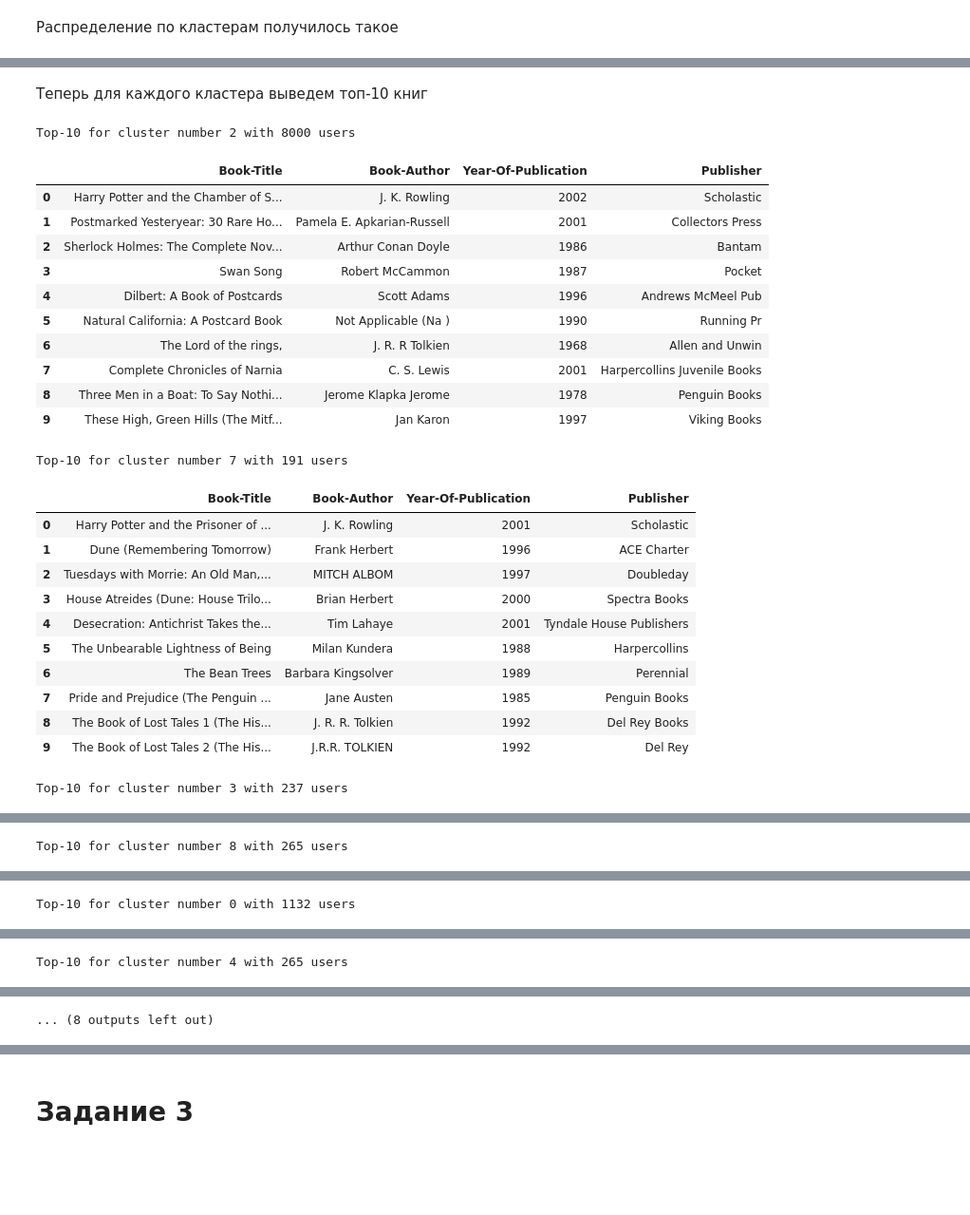
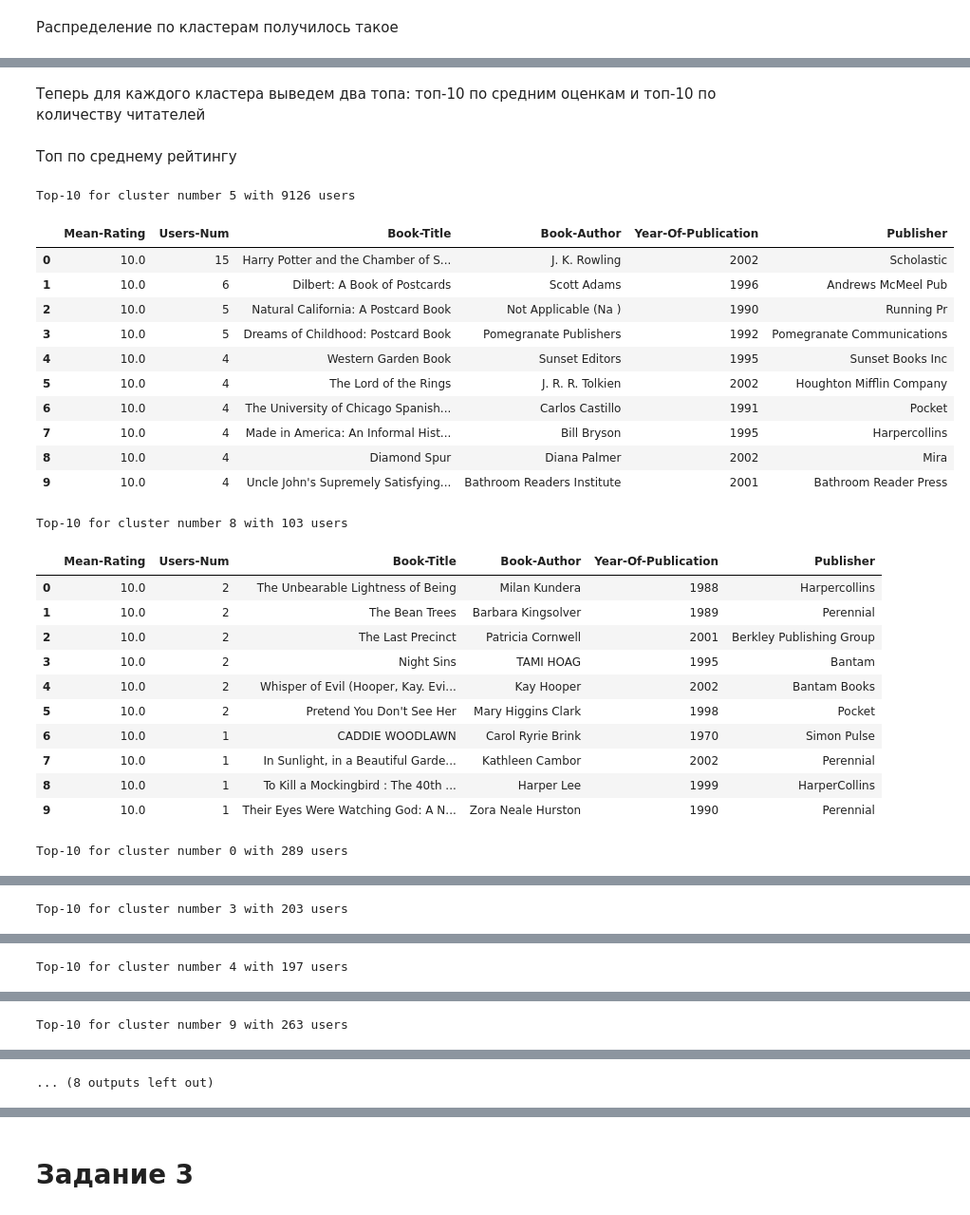
Before and after one commit to Petrofan1/Technosphere, a Jupyter notebook: Homework 8/HW8.ipynb, the cells around one changed output, grey strips where cells are left out. Shown: that part at 95% size. Saved outputs shown, nothing was run; the diff lists cells and outputs as text; code cells hidden in the pictures; blank space fills up the shorter version.

```diff
--- a/Homework 8/HW8.ipynb
+++ b/Homework 8/HW8.ipynb
@@ -226,5 +226,3 @@ model = KMeans(n_clusters=10,
                n_jobs=8,
                verbose=2,
               )
-# %%
-model.fit(matrix)
@@ -235,7 +229,9 @@ KMeans(algorithm='auto', copy_x=True, init='k-means++', max_iter=300,
+# %%
+labels = model.fit_predict(matrix)
 # %% [markdown]
 Распределение по кластерам получилось такое
 # %%
-clusters, counts = np.unique(model.labels_, return_counts=True)
+clusters, counts = np.unique(labels, return_counts=True)
 counts = pd.DataFrame({"Cluster": clusters, "Users-Num": counts})
 counts
 # %% [output]
@@ -253,11 +249,11 @@ counts
 # %% [markdown]
-Теперь для каждого кластера выведем топ-10 книг
+Теперь для каждого кластера выведем два топа: топ-10 по средним оценкам и топ-10 по количеству читателей
 # %%
 users_clusters = defaultdict(list)
 for id, label in enumerate(model.labels_):
     users_clusters[label].append(id)
 
-def show_top(users):
+def show_top(users, rate):
     users = pd.DataFrame(data=users, columns=["U_ID"])
     current_interactions = (
         interactions
@@ -266,46 +262,50 @@ def show_top(users):
         .agg({"Book-Rating": "mean", "User-ID": "count"})
         .reset_index()
         .rename(columns={"Book-Rating": "Mean-Rating", "User-ID": "Users-Num"})
-        .sort_values(["Mean-Rating", "Users-Num"], ascending=False)
+#         .sort_values(["Users-Num", "Mean-Rating"], ascending=False)
     )
+    if rate == True:  current_interactions = current_interactions.sort_values(["Mean-Rating", "Users-Num"], ascending=False)
+    else: current_interactions = current_interactions.sort_values(["Users-Num", "Mean-Rating"], ascending=False)
     return (current_interactions[:10]
      .merge(books, on="ISBN", how="inner")
-     .drop(columns=["ISBN", "Mean-Rating", "Users-Num", "Image-URL-S", "Image-URL-M", "Image-URL-L"])
+     .drop(columns=["ISBN", "Image-URL-S", "Image-URL-M", "Image-URL-L"])
     )
+# %% [markdown]
+Топ по среднему рейтингу
 # %%
 dfs = defaultdict(pd.DataFrame)
 
 for clust, users in users_clusters.items():
     count = counts[counts.Cluster == clust]["Users-Num"].values[0]
-    dfs["Top-10 for cluster number " + str(clust) + " with " + str(count) + " users"] = show_top(users)
+    dfs["Top-10 for cluster number " + str(clust) + " with " + str(count) + " users"] = show_top(users, rate=True)
 
 for name, top in dfs.items():
     print(name)
     ICD.display(top)
     print("\n\n")
 # %% [output]
-Top-10 for cluster number 2 with 8000 users
+Top-10 for cluster number 5 with 9126 users
-|  | Book-Title | Book-Author | Year-Of-Publication | Publisher |
-| 0 | Harry Potter and the Chamber of S... | J. K. Rowling | 2002 | Scholastic |
-| 1 | Postmarked Yesteryear: 30 Rare Ho... | Pamela E. Apkarian-Russell | 2001 | Collectors Press |
-| 2 | Sherlock Holmes: The Complete Nov... | Arthur Conan Doyle | 1986 | Bantam |
-| 3 | Swan Song | Robert McCammon | 1987 | Pocket |
-| 4 | Dilbert: A Book of Postcards | Scott Adams | 1996 | Andrews McMeel Pub |
-| 5 | Natural California: A Postcard Book | Not Applicable (Na ) | 1990 | Running Pr |
-| 6 | The Lord of the rings, | J. R. R Tolkien | 1968 | Allen and Unwin |
-| 7 | Complete Chronicles of Narnia | C. S. Lewis | 2001 | Harpercollins Juvenile Books |
-| 8 | Three Men in a Boat: To Say Nothi... | Jerome Klapka Jerome | 1978 | Penguin Books |
-| 9 | These High, Green Hills (The Mitf... | Jan Karon | 1997 | Viking Books |
+|  | Mean-Rating | Users-Num | Book-Title | Book-Author | Year-Of-Publication | Publisher |
+| 0 | 10.0 | 15 | Harry Potter and the Chamber of S... | J. K. Rowling | 2002 | Scholastic |
+| 1 | 10.0 | 6 | Dilbert: A Book of Postcards | Scott Adams | 1996 | Andrews McMeel Pub |
+| 2 | 10.0 | 5 | Natural California: A Postcard Book | Not Applicable (Na ) | 1990 | Running Pr |
+| 3 | 10.0 | 5 | Dreams of Childhood: Postcard Book | Pomegranate Publishers | 1992 | Pomegranate Communications |
+| 4 | 10.0 | 4 | Western Garden Book | Sunset Editors | 1995 | Sunset Books Inc |
+| 5 | 10.0 | 4 | The Lord of the Rings | J. R. R. Tolkien | 2002 | Houghton Mifflin Company |
+| 6 | 10.0 | 4 | The University of Chicago Spanish... | Carlos Castillo | 1991 | Pocket |
+| 7 | 10.0 | 4 | Made in America: An Informal Hist... | Bill Bryson | 1995 | Harpercollins |
+| 8 | 10.0 | 4 | Diamond Spur | Diana Palmer | 2002 | Mira |
+| 9 | 10.0 | 4 | Uncle John's Supremely Satisfying... | Bathroom Readers Institute | 2001 | Bathroom Reader Press |
-Top-10 for cluster number 7 with 191 users
+Top-10 for cluster number 8 with 103 users
-|  | Book-Title | Book-Author | Year-Of-Publication | Publisher |
-| 0 | Harry Potter and the Prisoner of ... | J. K. Rowling | 2001 | Scholastic |
-| 1 | Dune (Remembering Tomorrow) | Frank Herbert | 1996 | ACE Charter |
-| 2 | Tuesdays with Morrie: An Old Man,... | MITCH ALBOM | 1997 | Doubleday |
-| 3 | House Atreides (Dune: House Trilo... | Brian Herbert | 2000 | Spectra Books |
-| 4 | Desecration: Antichrist Takes the... | Tim Lahaye | 2001 | Tyndale House Publishers |
-| 5 | The Unbearable Lightness of Being | Milan Kundera | 1988 | Harpercollins |
-| 6 | The Bean Trees | Barbara Kingsolver | 1989 | Perennial |
-| 7 | Pride and Prejudice (The Penguin ... | Jane Austen | 1985 | Penguin Books |
-| 8 | The Book of Lost Tales 1 (The His... | J. R. R. Tolkien | 1992 | Del Rey Books |
-| 9 | The Book of Lost Tales 2 (The His... | J.R.R. TOLKIEN | 1992 | Del Rey |
+|  | Mean-Rating | Users-Num | Book-Title | Book-Author | Year-Of-Publication | Publisher |
+| 0 | 10.0 | 2 | The Unbearable Lightness of Being | Milan Kundera | 1988 | Harpercollins |
+| 1 | 10.0 | 2 | The Bean Trees | Barbara Kingsolver | 1989 | Perennial |
+| 2 | 10.0 | 2 | The Last Precinct | Patricia Cornwell | 2001 | Berkley Publishing Group |
+| 3 | 10.0 | 2 | Night Sins | TAMI HOAG | 1995 | Bantam |
+| 4 | 10.0 | 2 | Whisper of Evil (Hooper, Kay. Evi... | Kay Hooper | 2002 | Bantam Books |
+| 5 | 10.0 | 2 | Pretend You Don't See Her | Mary Higgins Clark | 1998 | Pocket |
+| 6 | 10.0 | 1 | CADDIE WOODLAWN | Carol Ryrie Brink | 1970 | Simon Pulse |
+| 7 | 10.0 | 1 | In Sunlight, in a Beautiful Garde... | Kathleen Cambor | 2002 | Perennial |
+| 8 | 10.0 | 1 | To Kill a Mockingbird : The 40th ... | Harper Lee | 1999 | HarperCollins |
+| 9 | 10.0 | 1 | Their Eyes Were Watching God: A N... | Zora Neale Hurston | 1990 | Perennial |
-Top-10 for cluster number 3 with 237 users
+Top-10 for cluster number 0 with 289 users
@@ -323 +323 @@ Top-10 for cluster number 3 with 237 users
-Top-10 for cluster number 8 with 265 users
+Top-10 for cluster number 3 with 203 users
@@ -335 +335 @@ Top-10 for cluster number 8 with 265 users
-Top-10 for cluster number 0 with 1132 users
+Top-10 for cluster number 4 with 197 users
@@ -347 +347 @@ Top-10 for cluster number 0 with 1132 users
-Top-10 for cluster number 4 with 265 users
+Top-10 for cluster number 9 with 263 users
```
Also changed, not shown: parts of 8 cells of this notebook.
